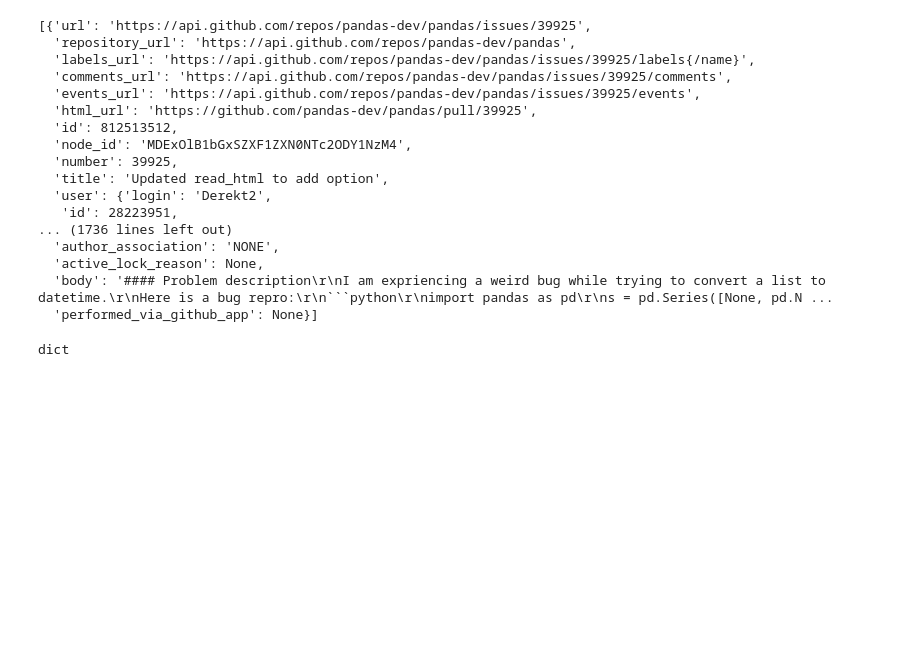
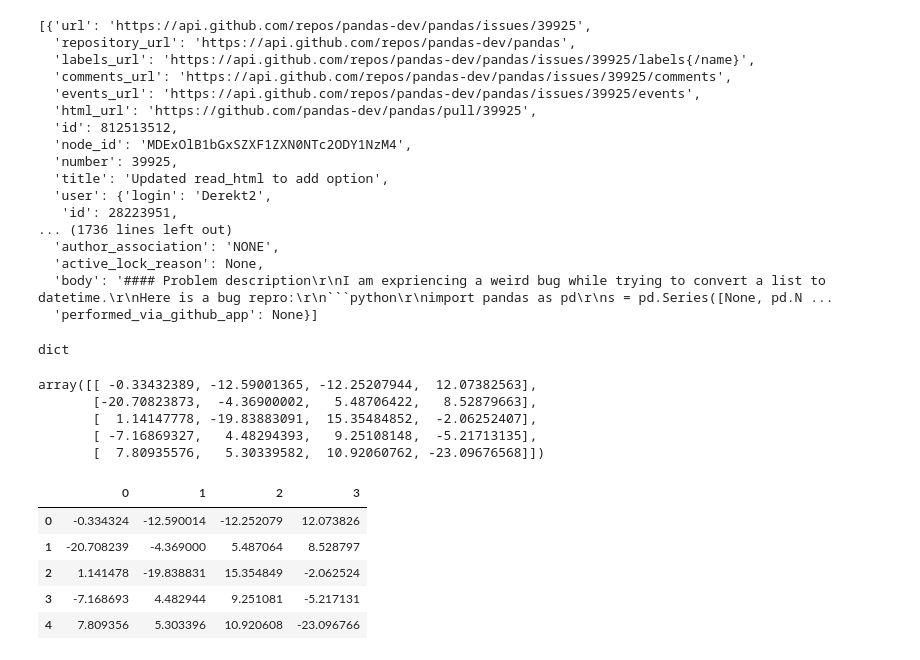
Before and after one commit to mdakram09/study-python, a Jupyter notebook: code_pandas1/examples/P2.ipynb, the cells around one changed output. Saved outputs shown, nothing was run; the diff lists cells and outputs as text; code cells hidden in the pictures; blank space fills up the shorter version.

```diff
--- a/code_pandas1/examples/P2.ipynb
+++ b/code_pandas1/examples/P2.ipynb
@@ -63,0 +68,19 @@ dict
+# %%
+r
+# %% [output]
+array([[ -0.33432389, -12.59001365, -12.25207944,  12.07382563],
+       [-20.70823873,  -4.36900002,   5.48706422,   8.52879663],
+       [  1.14147778, -19.83883091,  15.35484852,  -2.06252407],
+       [ -7.16869327,   4.48294393,   9.25108148,  -5.21713135],
+       [  7.80935576,   5.30339582,  10.92060762, -23.09676568]])
+# %%
+df= pd.DataFrame(r)
+# %%
+df
+# %% [output]
+|  | 0 | 1 | 2 | 3 |
+| 0 | -0.334324 | -12.590014 | -12.252079 | 12.073826 |
+| 1 | -20.708239 | -4.369000 | 5.487064 | 8.528797 |
+| 2 | 1.141478 | -19.838831 | 15.354849 | -2.062524 |
+| 3 | -7.168693 | 4.482944 | 9.251081 | -5.217131 |
+| 4 | 7.809356 | 5.303396 | 10.920608 | -23.096766 |
```
Also changed, not shown: parts of 12 cells of this notebook.
